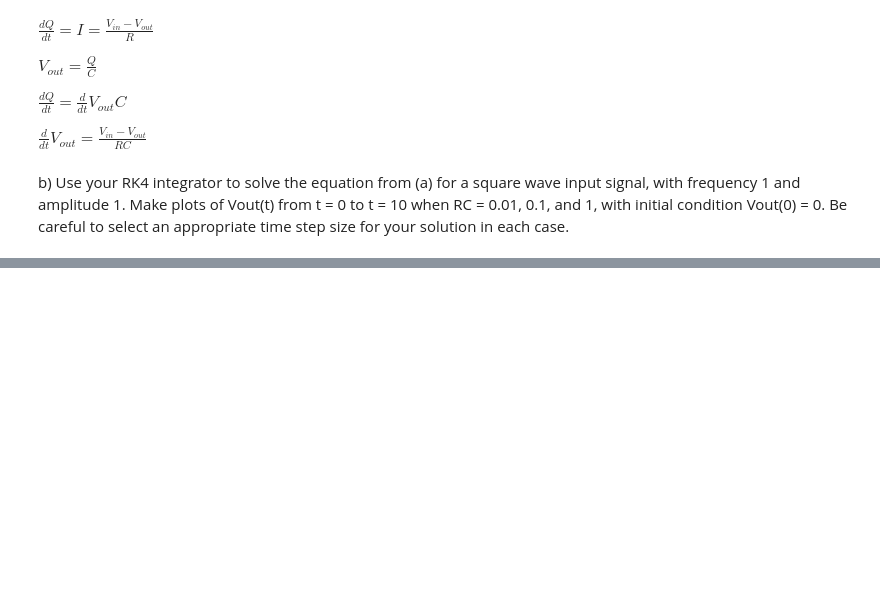
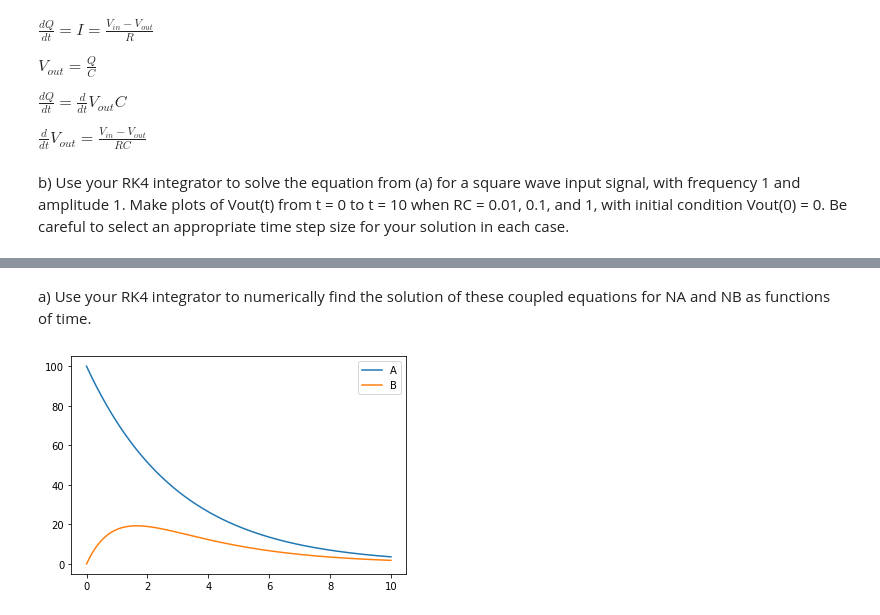
Before and after one commit to Tim-L-Zhao/Lectures, a Jupyter notebook: HW1.ipynb, the cells around one changed output, grey strips where cells are left out. Saved outputs shown, nothing was run; the diff lists cells and outputs as text; code cells hidden in the pictures; blank space fills up the shorter version.

```diff
--- a/HW1.ipynb
+++ b/HW1.ipynb
@@ -175,0 +200,59 @@ TypeError: float() argument must be a string or a number, not 'list'
+# %% [markdown]
+a) Use your RK4 integrator to numerically find the solution of these coupled equations for NA and NB as functions of time.
+# %%
+#define the 2 ODE
+def fA(NA,t,tA):
+    return -NA/tA
+
+def fB(NB,t,tA,NA,tB):
+    return (NA/tA)-(NB/tB)
+
+#set constants and time range
+tA=3
+A0=100
+tB=1
+B0=0
+t0=0
+t_f=10
+dt=0.01
+
+#SOLVE coupled ODE
+#number of time steps, n must be an integer
+n  = int(np.ceil((t_f-t0)/dt))
+
+# create empty lists to store values
+A_list=np.zeros(n, np.longdouble)
+B_list=np.zeros(A_list.size,np.longdouble)
+t_list=np.zeros(A_list.size,np.longdouble)
+
+# set initial conditions at time zero
+A_list[0] = A0
+B_list[0] = B0
+t_list[0] = t0
+
+# RK4
+for ii in range(n-1):
+
+    #particle A
+    A_k1 = dt*fA(A_list[ii],t_list[ii],tA)
+    A_k2 = dt*fA(A_list[ii]+0.5*A_k1,t_list[ii]+dt/2,tA)
+    A_k3 = dt*fA(A_list[ii]+0.5*A_k2,t_list[ii]+dt/2,tA)
+    A_k4 = dt*fA(A_list[ii]+0.5*A_k3,t_list[ii]+dt/2,tA)
+    A_list[ii+1]=A_list[ii]+(A_k1+2*A_k2+2*A_k3+A_k4)/6
+
+    #particle B
+    B_k1 = dt*fB(B_list[ii],t_list[ii],tA,A_list[ii],tB )
+    B_k2 = dt*fB(B_list[ii]+0.5*B_k1,t_list[ii]+dt/2,tA,A_list[ii],tB)
+    B_k3 = dt*fB(B_list[ii]+0.5*B_k2,t_list[ii]+dt/2,tA,A_list[ii],tB)
+    B_k4 = dt*fB(B_list[ii]+0.5*B_k3,t_list[ii]+dt/2,tA,A_list[ii],tB)
+    B_list[ii+1]=B_list[ii]+(B_k1+2*B_k2+2*B_k3+B_k4)/6
+
+    #update time
+    t_list[ii+1]=t_list[ii]+dt
+
+plt.plot(t_list,A_list,label='A')
+plt.plot(t_list,B_list,label='B')
+plt.legend()
+plt.show()
+# %% [output]
+[figure, added]
```
Also changed, not shown: parts of 12 cells of this notebook.
